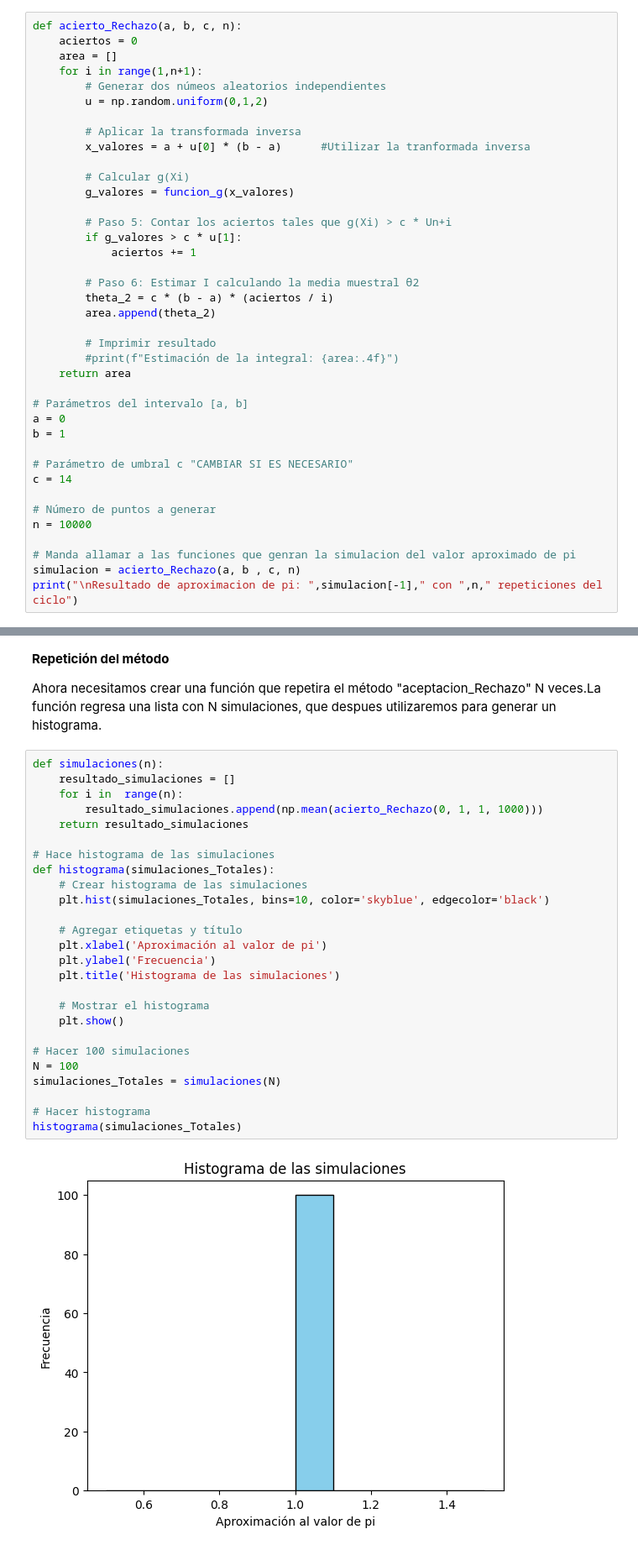
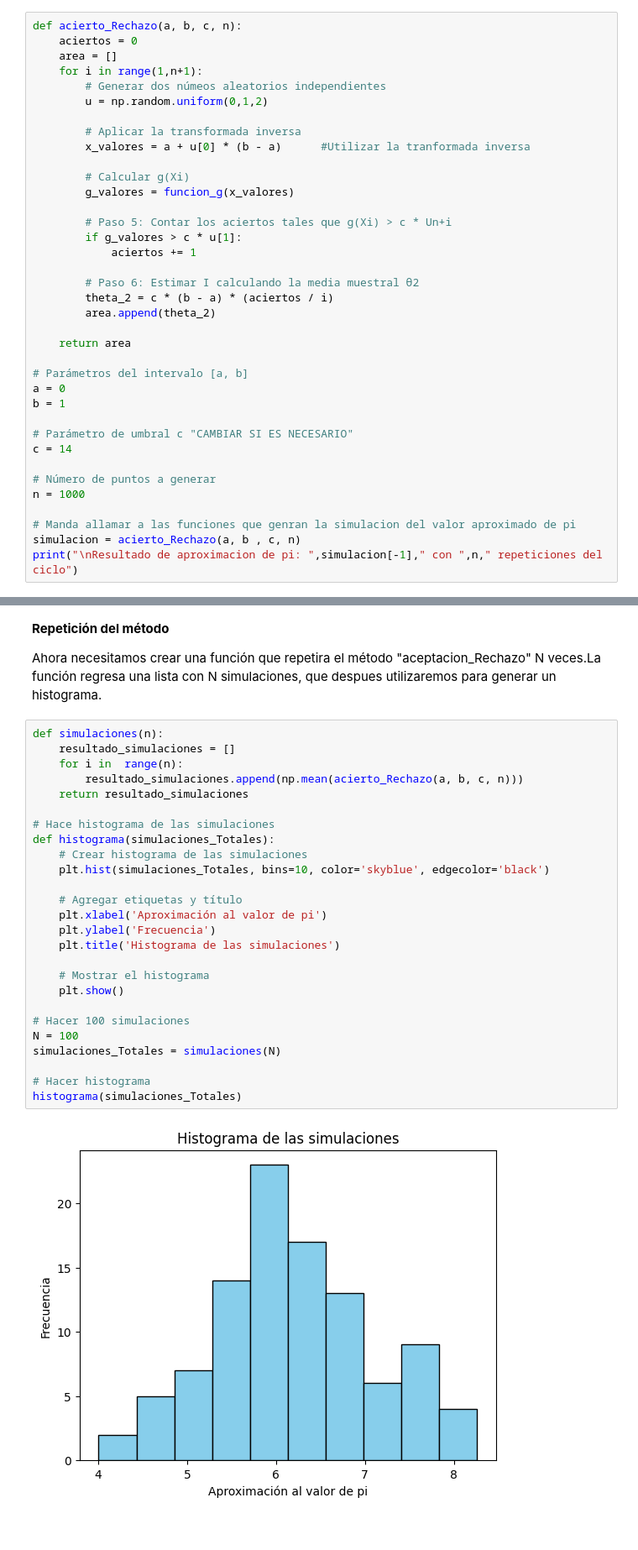
Before and after one commit to brianr-v/Simulacion2, a Jupyter notebook: Acierto_Error.ipynb, the cells around one changed output, grey strips where cells are left out. Shown: that part at 84% size. Saved outputs shown, nothing was run; the diff lists cells and outputs as text.

Commit message:
Algunos cambios en método de Acierto-Error.

```diff
--- a/Acierto_Error.ipynb
+++ b/Acierto_Error.ipynb
@@ -79,8 +80,6 @@ def acierto_Rechazo(a, b, c, n):
         theta_2 = c * (b - a) * (aciertos / i)
         area.append(theta_2)
 
-        # Imprimir resultado
-        #print(f"Estimación de la integral: {area:.4f}")
     return area
 
 # Parámetros del intervalo [a, b]
@@ -91,7 +90,7 @@ b = 1
 c = 14
 
 # Número de puntos a generar
-n = 10000
+n = 1000
 
 # Manda allamar a las funciones que genran la simulacion del valor aproximado de pi
 simulacion = acierto_Rechazo(a, b , c, n)
@@ -123,28 +122,28 @@ Ahora necesitamos crear una función que repetira el método "aceptacion_Rechazo
 # %%
 def simulaciones(n):
     resultado_simulaciones = []
     for i in  range(n):
-        resultado_simulaciones.append(np.mean(acierto_Rechazo(0, 1, 1, 1000)))
+        resultado_simulaciones.append(np.mean(acierto_Rechazo(a, b, c, n)))
     return resultado_simulaciones
 
 # Hace histograma de las simulaciones
 def histograma(simulaciones_Totales):
     # Crear histograma de las simulaciones
     plt.hist(simulaciones_Totales, bins=10, color='skyblue', edgecolor='black')
 
     # Agregar etiquetas y título
     plt.xlabel('Aproximación al valor de pi')
     plt.ylabel('Frecuencia')
     plt.title('Histograma de las simulaciones')
 
     # Mostrar el histograma
     plt.show()
 
 # Hacer 100 simulaciones
 N = 100
 simulaciones_Totales = simulaciones(N)
 
 # Hacer histograma
 histograma(simulaciones_Totales)
 # %% [output]
-[figure, old version]
+[figure, new version]
```
Also changed, not shown: parts of 6 cells of this notebook.
